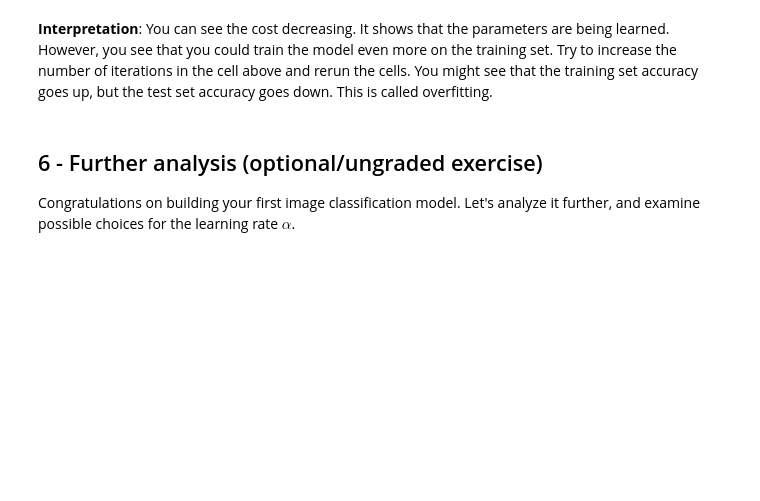
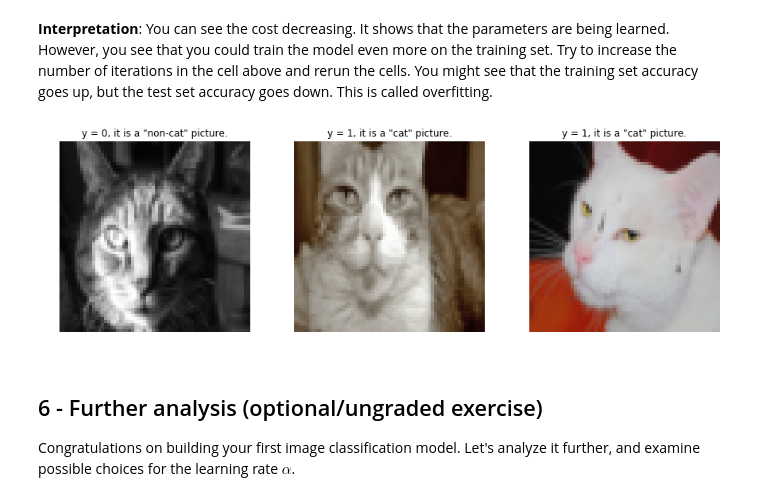
Before and after one commit to Eduzc07/deeplearning, a Jupyter notebook: DeepLearning.ai/1-Neural Networks and Deep Learning/Uebung/Week2/Logistic+Regression+with+a+Neural+Network+mindset+v3.ipynb, the cells around one changed output. Saved outputs shown, nothing was run; the diff lists cells and outputs as text; code cells hidden in the pictures; blank space fills up the shorter version.

```diff
--- a/DeepLearning.ai/1-Neural Networks and Deep Learning/Uebung/Week2/Logistic+Regression+with+a+Neural+Network+mindset+v3.ipynb
+++ b/DeepLearning.ai/1-Neural Networks and Deep Learning/Uebung/Week2/Logistic+Regression+with+a+Neural+Network+mindset+v3.ipynb
@@ -624,7 +625,7 @@ def model(X_train, Y_train, X_test, Y_test, num_iterations = 2000, learning_rate
 # %% [markdown]
 Run the following cell to train your model.
 # %%
-d = model(train_set_x, train_set_y, test_set_x, test_set_y, num_iterations = 2000, learning_rate = 0.005, print_cost = True)
+d = model(train_set_x, train_set_y, test_set_x, test_set_y, num_iterations = 10000, learning_rate = 0.005, print_cost = True)
 # %% [output]
 Cost after iteration 100: 0.644898
 Cost after iteration 200: 0.484894
@@ -659,8 +660,8 @@ Also, you see that the model is clearly overfitting the training data. Later in
 #for i in range(20):
 index = 1
 plt.imshow(test_set_x[:,index].reshape((num_px, num_px, 3)))
-print ("y = " + str(train_set_y[:, index]) + ", it's a '" + classes[np.squeeze(test_set_y[:, index])].decode("utf-8") +  "' picture.")
+print ("y = " + str(test_set_y[:, index]) + ", it's a '" + classes[np.squeeze(test_set_y[:, index])].decode("utf-8") +  "' picture.")
 #print (classes[d["Y_prediction_test"][0,index]].decode("utf-8"))
-fy = int(d["Y_prediction_test"][0,index])
-print ("y = " + str(test_set_y[0,index]) + ", you predicted that it is a \"" + classes[fy].decode("utf-8") +  "\" picture.")
+fy = int(d["Y_prediction_test"][:,index])
+print ("y = " + str(fy) + ", you predicted that it is a \"" + classes[fy].decode("utf-8") +  "\" picture.")
 # %% [output]
@@ -682,6 +683,29 @@ plt.show()
 # %% [markdown]
 **Interpretation**:
 You can see the cost decreasing. It shows that the parameters are being learned. However, you see that you could train the model even more on the training set. Try to increase the number of iterations in the cell above and rerun the cells. You might see that the training set accuracy goes up, but the test set accuracy goes down. This is called overfitting.
+# %%
+##Plot
+fig = plt.figure(figsize=(15, 15))
+columns = 3
+rows = 3
+num = 0
+for i in range(30,33):
+    index = i
+    image = test_set_x[:,index].reshape((num_px, num_px, 3))
+
+    ##TEST
+    fy = int(d["Y_prediction_test"][:,index])
+    name = "y = " + str(fy) + ", it is a \"" + classes[fy].decode("utf-8") +  "\" picture."
+    num += 1
+    fig.add_subplot(rows, columns, num)
+
+    plt.axis('off')
+    plt.title(name)
+    plt.imshow(image)
+
+plt.show()
+# %% [output]
+[figure, added]
 # %% [markdown]
 ## 6 - Further analysis (optional/ungraded exercise) ##
 
```
Also changed, not shown: parts of 3 cells of this notebook, 7 other files.
